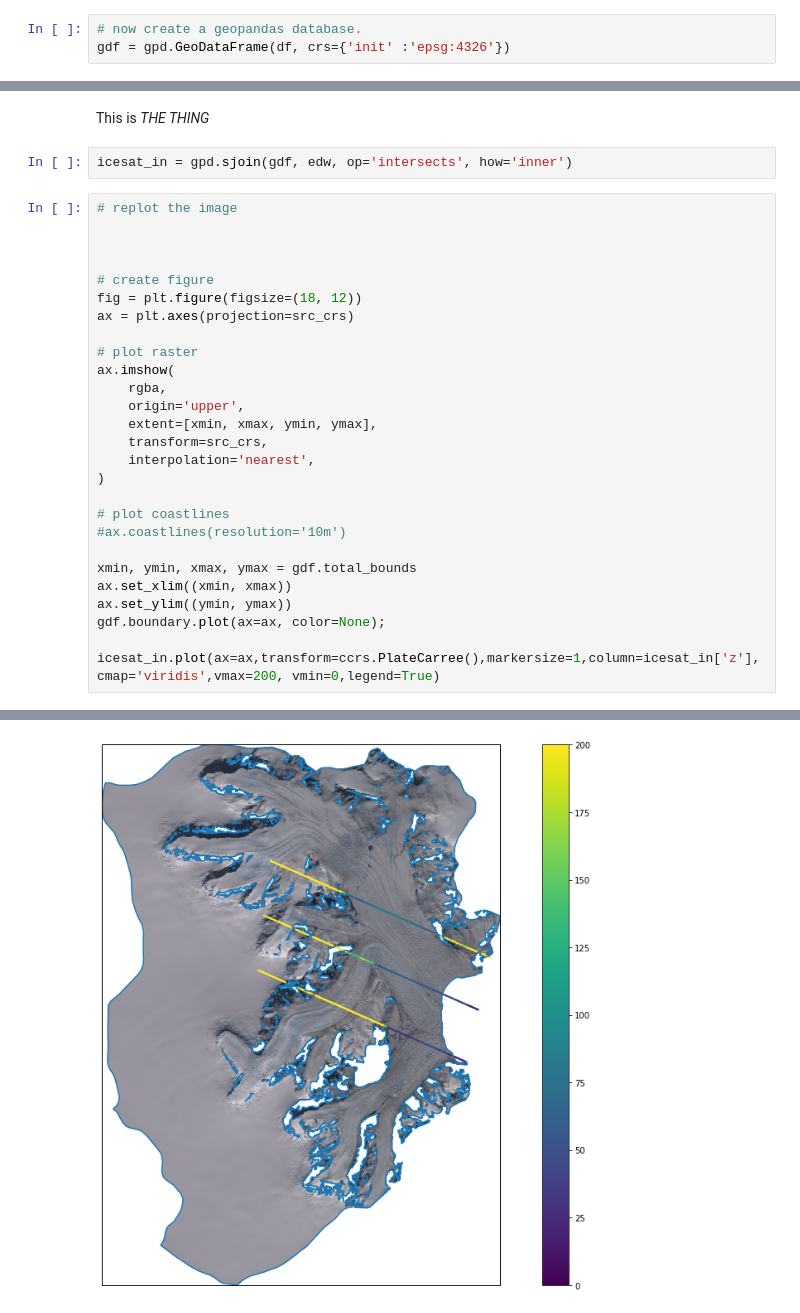
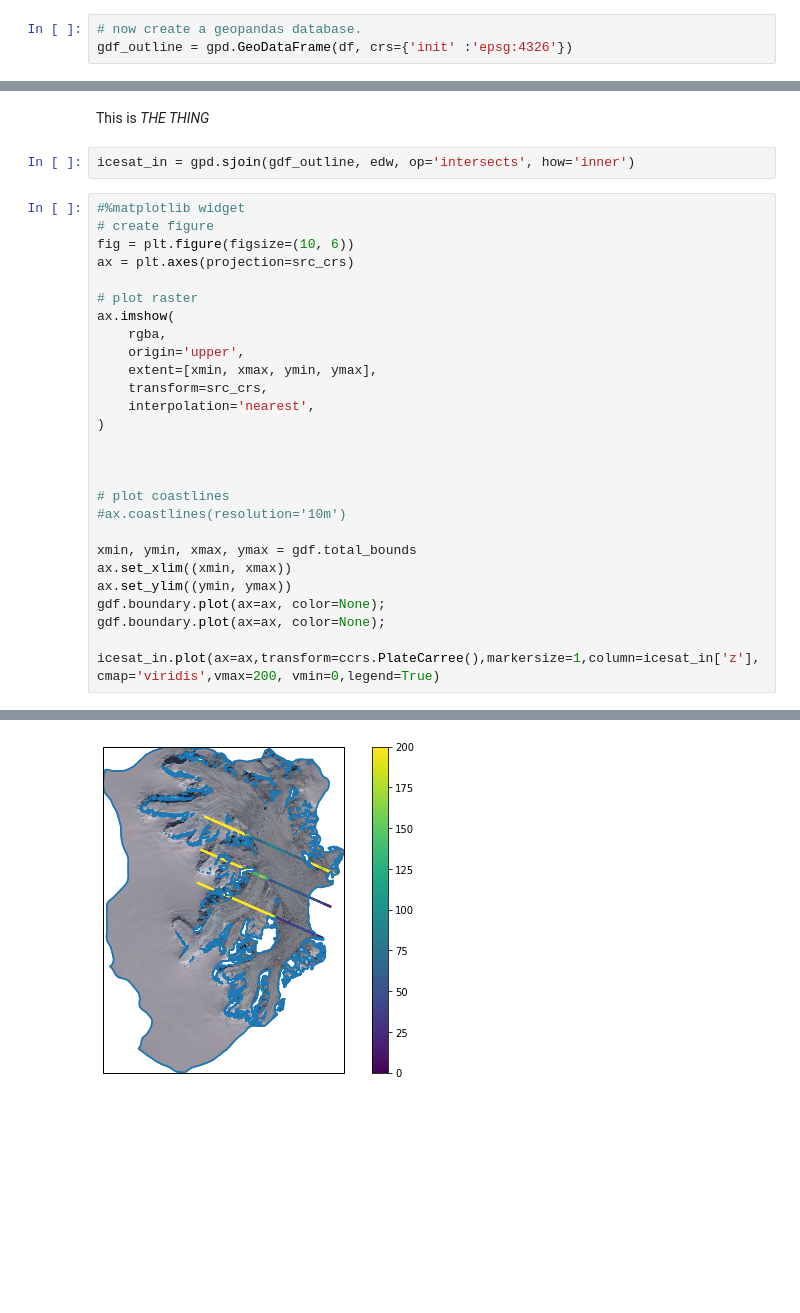
Before and after one commit to ICESAT-2HackWeek/crackup, a Jupyter notebook: plot_landsat.ipynb, the cells around one changed output, grey strips where cells are left out. Saved outputs shown, nothing was run; the diff lists cells and outputs as text; blank space fills up the shorter version.

```diff
--- a/plot_landsat.ipynb
+++ b/plot_landsat.ipynb
@@ -176,7 +190,7 @@ df['geometry'] = list(zip(df['lon'], df['lat']))
 df['geometry'] = df['geometry'].apply(Point)
 # %%
 # now create a geopandas database.
-gdf = gpd.GeoDataFrame(df, crs={'init' :'epsg:4326'})
+gdf_outline = gpd.GeoDataFrame(df, crs={'init' :'epsg:4326'})
 # %% [markdown]
 Load in the kml file for the Edgeworth area of interest:
 # %%
@@ -188,34 +202,34 @@ edw = gpd.read_file(kml_filepath)
 # %% [markdown]
 This is *THE THING*
 # %%
-icesat_in = gpd.sjoin(gdf, edw, op='intersects', how='inner')
+icesat_in = gpd.sjoin(gdf_outline, edw, op='intersects', how='inner')
 # %%
-# replot the image
-
-
-
+#%matplotlib widget
 # create figure
-fig = plt.figure(figsize=(18, 12))
+fig = plt.figure(figsize=(10, 6))
 ax = plt.axes(projection=src_crs)
 
 # plot raster
 ax.imshow(
     rgba,
     origin='upper',
     extent=[xmin, xmax, ymin, ymax],
     transform=src_crs,
     interpolation='nearest',
 )
 
+
+
 # plot coastlines
 #ax.coastlines(resolution='10m')
 
 xmin, ymin, xmax, ymax = gdf.total_bounds
 ax.set_xlim((xmin, xmax))
 ax.set_ylim((ymin, ymax))
 gdf.boundary.plot(ax=ax, color=None);
+gdf.boundary.plot(ax=ax, color=None);
 
 icesat_in.plot(ax=ax,transform=ccrs.PlateCarree(),markersize=1,column=icesat_in['z'],cmap='viridis',vmax=200, vmin=0,legend=True)
 # %% [output]
 <cartopy.mpl.geoaxes.GeoAxesSubplot at 0x...>
-[figure, old version]
+[figure, new version]
```
Also changed, not shown: parts of 4 cells of this notebook.
